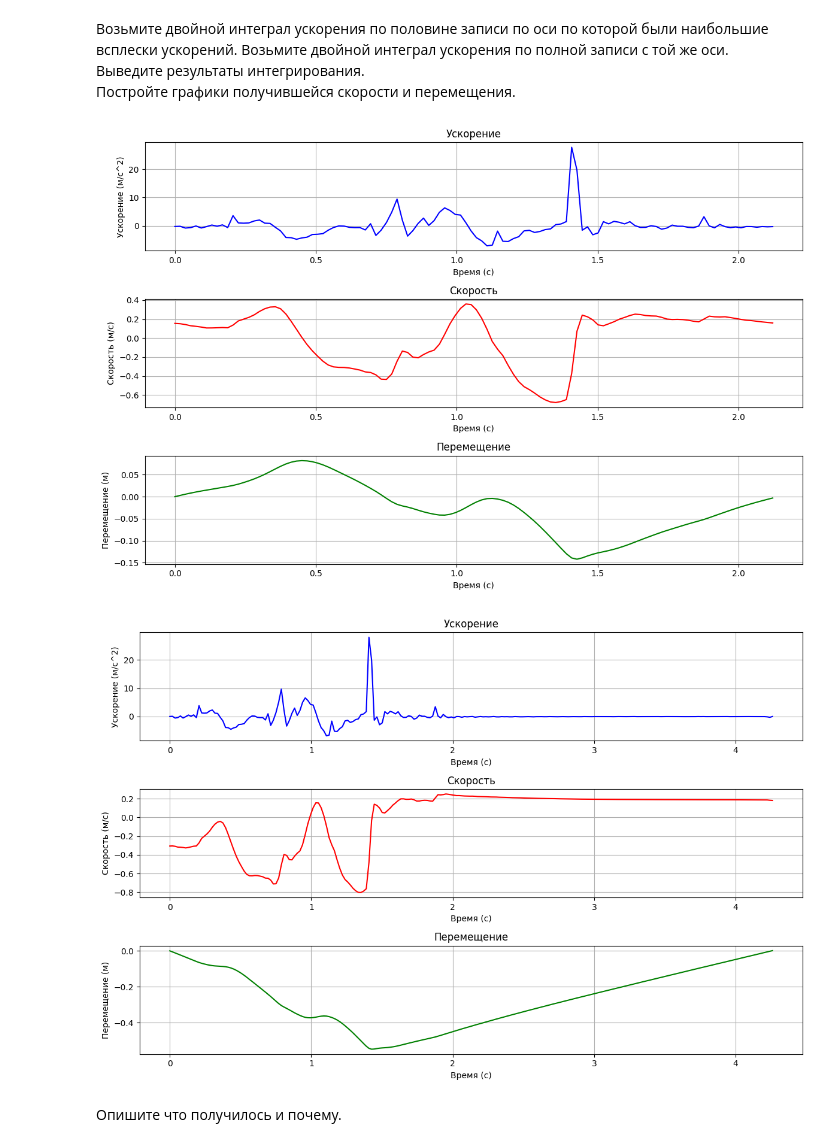
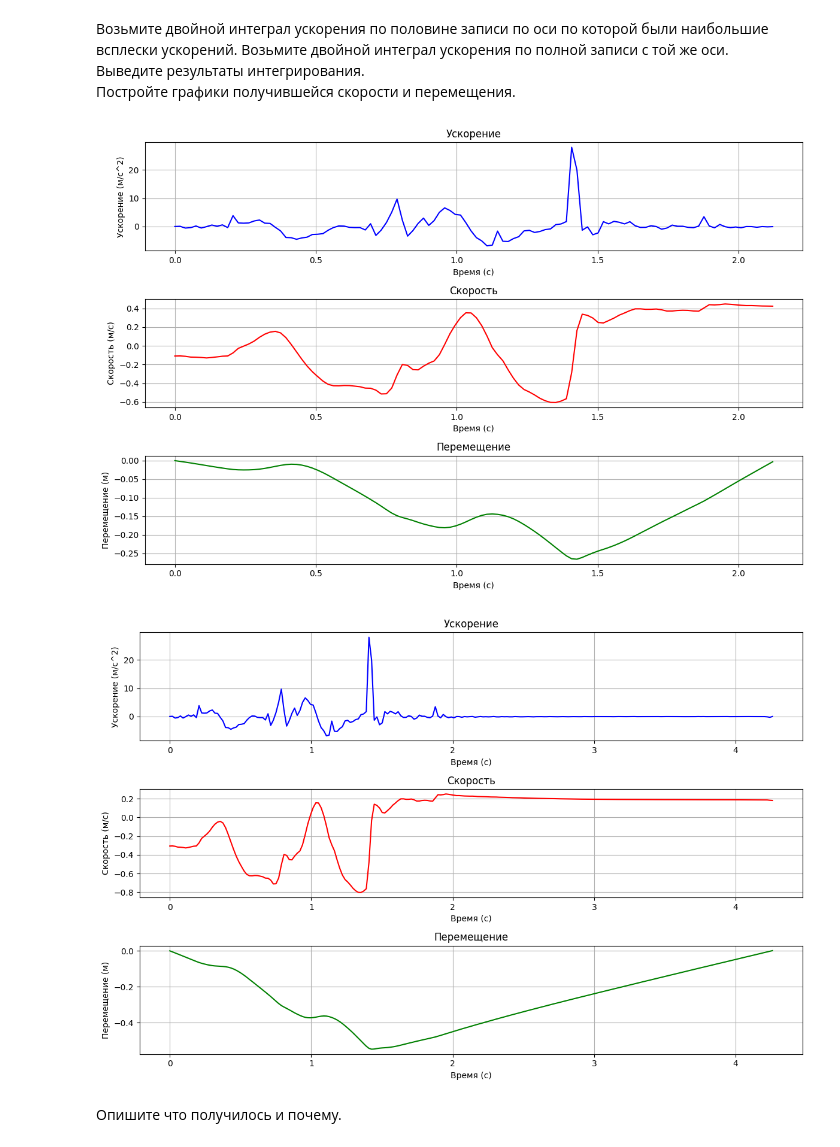
Before and after one commit to cross2582/3lab, a Jupyter notebook: ЛР3.ipynb, the cells around one changed output. Cells and saved outputs as stored; diff of their text form; code cells hidden in the pictures.

```diff
--- a/ЛР3.ipynb
+++ b/ЛР3.ipynb
@@ -126,35 +126,34 @@ def read_csv(fname):
     y = []
     z = []
     init = False
     t0 = 0
     with open(fname, newline = '') as csvfile:
         datareader = csv.reader(csvfile)
         for row in datareader:
             if (len(row)>=4):
                 if init:
                     if t0 == 0:
                         t0 = float(row[0])
                     time.append((float(row[0])-t0)/10e8)
                     z.append(float(row[2]))
                     y.append(float(row[3]))
                     x.append(float(row[4]))
                 else:
                     init=True
     return time, x, y, z
 
 time, x, y, z = read_csv('Accelerometer(1).csv')
 max_acceleration_axis = np.argmax([max(x), max(y), max(z)])
 half_index = len(time) // 2
 axis_data = [x, y, z][max_acceleration_axis]
 acceleration_half = axis_data[:half_index]
-acceleration_half -= np.mean(acceleration_half)
 time_half = time[:half_index]
 velocity_half, displacement_half = integrate_acceleration(time_half, acceleration_half)
 velocity_full, displacement_full = integrate_acceleration(time, axis_data)
 plot_results(time_half, acceleration_half, velocity_half, displacement_half, f"Axis {max_acceleration_axis} (Half Data)")
 plot_results(time, axis_data, velocity_full, displacement_full, f"Axis {max_acceleration_axis} (Full Data)")
 # %% [output]
-[figure, old version]
+[figure, new version]
 [figure]
 # %% [markdown]
 Опишите что получилось и почему.
```
Also changed, not shown: parts of 4 cells of this notebook.
